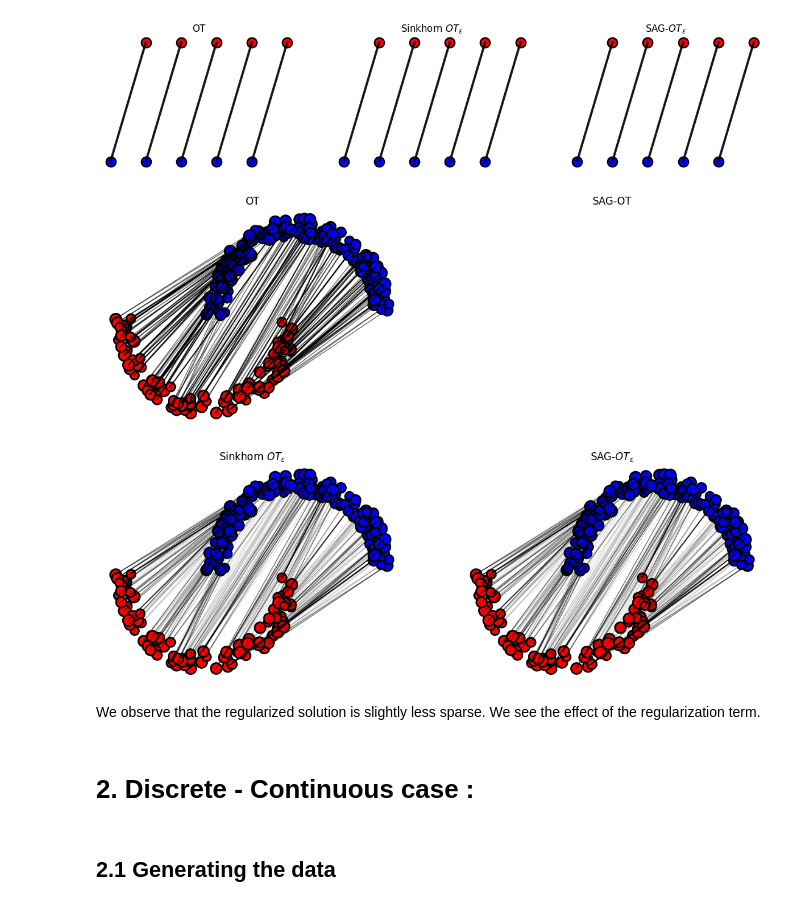
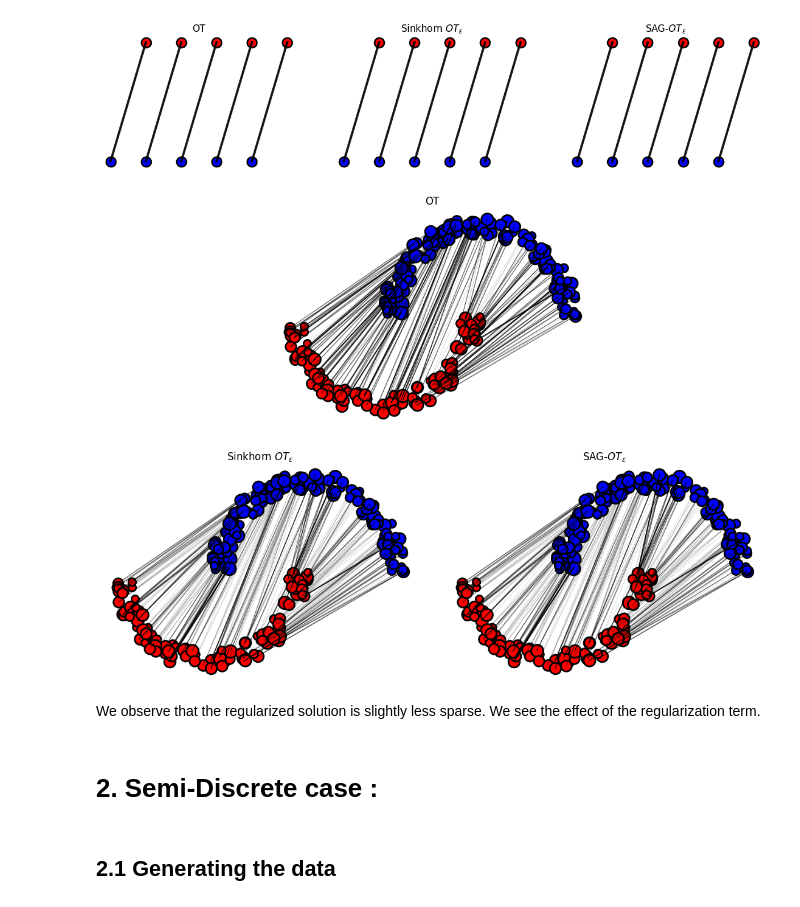
Before and after one commit to eugeneberta/MVA, a Jupyter notebook: S1_Optimal_Transport/Project/project.ipynb, the cells around one changed output. Cells and saved outputs as stored; diff of their text form; code cells hidden in the pictures.

```diff
--- a/S1_Optimal_Transport/Project/project.ipynb
+++ b/S1_Optimal_Transport/Project/project.ipynb
@@ -71,7 +71,7 @@ x = np.hstack((np.cos(thetax)*rx + 0.5, np.sin(thetax)*rx))
 y = np.hstack((np.cos(thetay)*ry - 0.5, np.sin(thetay)*ry))
 # %%
 normalize = lambda a: a/np.sum(a)
-a = normalize(1.+np.random.rand(N[0]))
-b = normalize(1.+np.random.rand(N[1]))
+a = normalize(0.5+np.random.rand(N[0]))
+b = normalize(0.5+np.random.rand(N[1]))
 # %%
 plt.figure(figsize=(7,5))
@@ -191,8 +209,7 @@ def SAG_OT(C, a, b, n_iter, step_size, figure=True):
         plt.show()
 
     u = v_c(C, v)
-    P = P_from_u_v(u, v, C, a, b, eps=0.01) #TODO
-    return P
+    print(f"Cost = {np.dot(u,a) + np.dot(v,b):.4f}")
 # %% [markdown]
 ### Toy Example
 # %%
@@ -213,5 +220,5 @@ plt.show()
 # %% [markdown]
 ### Complex Data
 # %%
-P_SAG = SAG_OT(C, a, b, n_iter=30000, step_size=0.01, figure=True)
+P_SAG = SAG_OT(C, a, b, n_iter=50000, step_size=0.01, figure=True)
 # %% [output]
@@ -347,8 +355,10 @@ def SAG_OT(C, a, b, eps, n_iter, step_size, figure=True):
         plt.show()
 
     u = v_c_eps(v, C, a, b, eps)
-    P = P_from_u_v(u, v, C, a, b, eps)
-    return P
+    P_SAG = P_from_u_v(u, v, C, a, b, eps)
+    #print(f"Cost = {np.dot(u,a) + np.dot(v,b):.4f}")
+    print(f"Cost = {np.multiply(P_SAG, C).sum():.4f}")
+    return P_SAG
 # %% [markdown]
 ### Toy example
 # %%
@@ -404,29 +416,24 @@ plt.show()
 # %%
 bold=0.5
 
 plt.figure(figsize=(14,10))
 
-ax1 = plt.subplot(221)
+ax1 = plt.subplot(2,4,(2,3))
 ax1.set_title("OT")
 plot_P(P_OT, x, y, a, b, bold)
 
-ax2 = plt.subplot(222)
-ax2.set_title("SAG-OT")
-#plot_P(P_SAG, x, y, a, b, bold)
-plt.axis("off")
-
-ax3 = plt.subplot(223)
+ax3 = plt.subplot(2,4,(5,6))
 ax3.set_title(r"Sinkhorn $OT_\epsilon$")
 plot_P(P_Sink, x, y, a, b, bold)
 
-ax4 = plt.subplot(224)
+ax4 = plt.subplot(2,4,(7,8))
 ax4.set_title(r"SAG-$OT_\epsilon$")
 plot_P(P_SAG, x, y, a, b, bold)
 
 plt.show()
 # %% [output]
-[figure, old version]
+[figure, new version]
 # %% [markdown]
 We observe that the regularized solution is slightly less sparse. We see the effect of the regularization term.
 # %% [markdown]
-# 2. Discrete - Continuous case :
+# 2. Semi-Discrete case :
```
Also changed, not shown: parts of 81 cells of this notebook.
